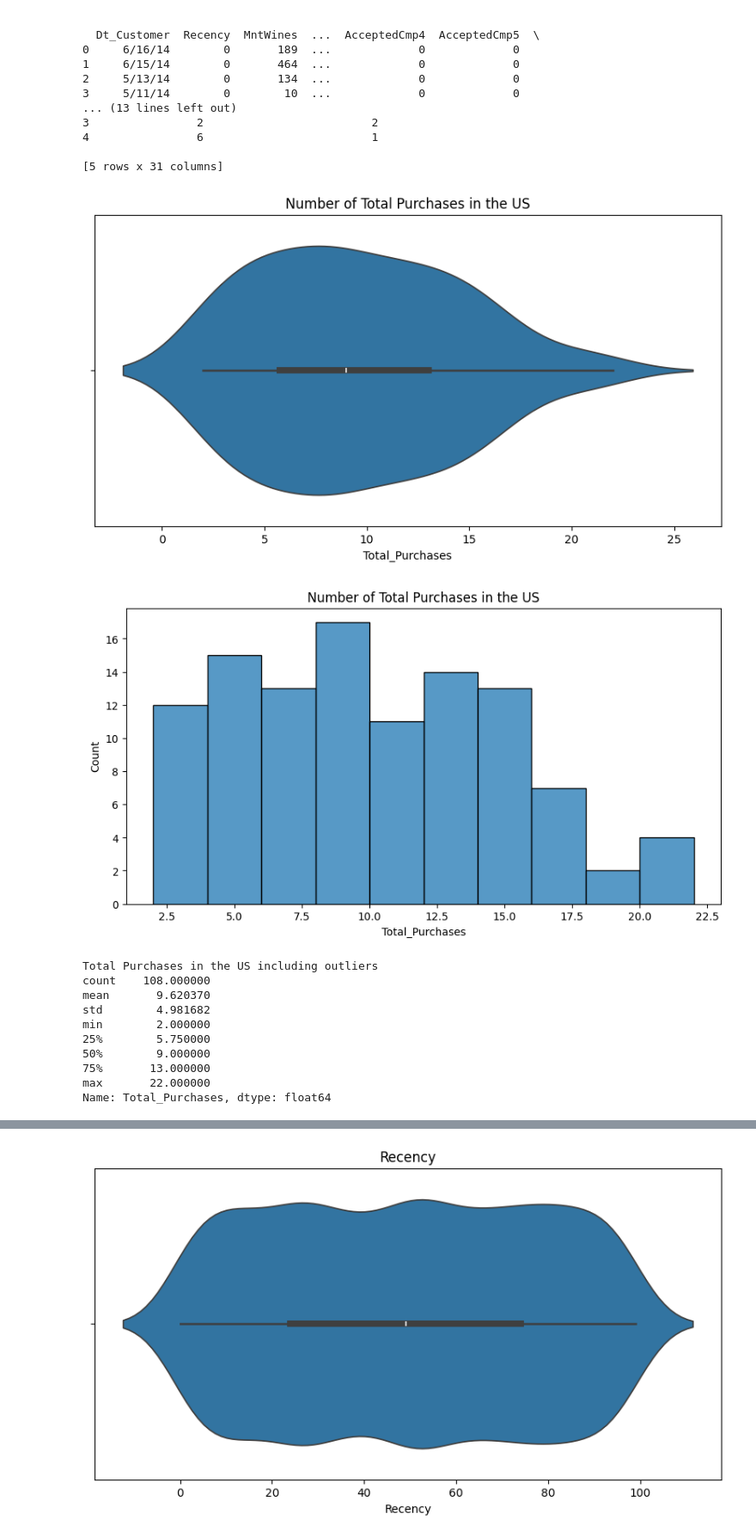
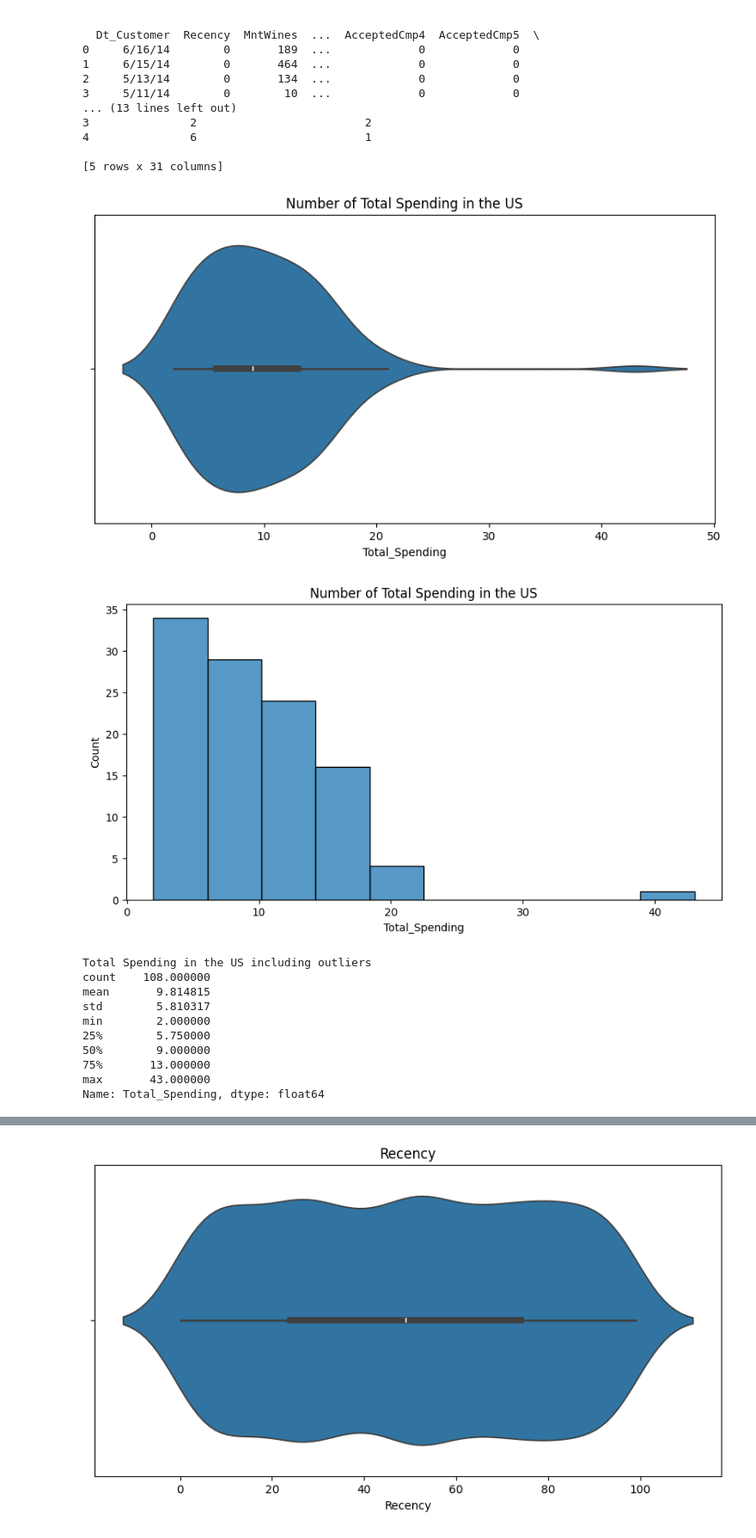
Before and after one commit to OsorioEL/Marketing_Campaign, a Jupyter notebook: Marketing_Campaing.ipynb, the cells around one changed output, grey strips where cells are left out. Shown at 86% size. Cells and saved outputs as stored; diff of their text form; code cells hidden in the pictures.

Commit message:
working with outliers and fixing some issues

```diff
--- a/Marketing_Campaing.ipynb
+++ b/Marketing_Campaing.ipynb
@@ -599,18 +623,18 @@ The correlation between the total number of purchases and income is 0.5905927677
 # %%
 # We will now drop Total_Purchase outliers by capping the values at the 99th percentile using the dataset without income outliers
 mdata_no_income_outliers_no_purchase_outliers = mdata_no_income_outliers.copy()
-mdata_no_income_outliers_no_purchase_outliers['Total_Purchases'] = mdata_no_income_outliers_no_purchase_outliers['Total_Purchases'].clip(upper=mdata_no_income_outliers_no_purchase_outliers['Total_Purchases'].quantile(0.99))
-print(mdata_no_income_outliers_no_purchase_outliers['Total_Purchases'].describe())
+##########    mdata_no_income_outliers_no_purchase_outliers['Total_Spending'] = mdata_no_income_outliers_no_purchase_outliers['Total_Spending'].clip(upper=mdata_no_income_outliers_no_purchase_outliers['Total_Spending'].quantile(0.99))
+print(mdata_no_income_outliers_no_purchase_outliers['Total_Spending'].describe())
 print()
 # print median of the total purchases
-print(mdata_no_income_outliers_no_purchase_outliers['Total_Purchases'].median())
-plot = mdata_no_income_outliers_no_purchase_outliers['Total_Purchases'].plot(kind='hist',bins=20)
-plt.xlabel('Total Purchases')
+print(mdata_no_income_outliers_no_purchase_outliers['Total_Spending'].median())
+plot = mdata_no_income_outliers_no_purchase_outliers['Total_Spending'].plot(kind='hist',bins=20)
+plt.xlabel('Total Spending')
 plt.ylabel('Frequency')
-plt.title('Total Purchases Distribution')
+plt.title('Total Spending Distribution')
 plt.show()
 # We will not see if there is any correlation between the total number of purchases made by each customer and their income
-correlation = mdata_no_income_outliers_no_purchase_outliers['Total_Purchases'].corr(mdata_no_income_outliers_no_purchase_outliers[' Income '])
+correlation = mdata_no_income_outliers_no_purchase_outliers['Total_Spending'].corr(mdata_no_income_outliers_no_purchase_outliers[' Income '])
 print(f'The correlation between the total number of purchases and income is {correlation}')
 print()
 # Heatmap of the correlation between the numerical columns
@@ -622,6 +646,6 @@ correlation_matrix = numerical_data.corr()
 sns.heatmap(correlation_matrix, annot=True)
 plt.show()
 # skeweness of the total purchases
-print('skewness of total_purchases: ',mdata_no_income_outliers_no_purchase_outliers['Total_Purchases'].skew())
+print('skewness of total_spending: ',mdata_no_income_outliers_no_purchase_outliers['Total_Spending'].skew())
 # %% [output]
 count    2232.000000
@@ -885,43 +909,43 @@ print(mdata_no_income_outliers_no_purchase_or_web_cat_store_outliers.head())
 
 [5 rows x 31 columns]
 # %%
-# Outliers for purchases in the group of US violin plot
+# Outliers for Spending in the group of US violin plot
 plt.figure(figsize=(10,5))
-sns.violinplot(x=mdata_no_income_outliers_no_purchase_or_web_cat_store_outliers[mdata_no_income_outliers_no_purchase_or_web_cat_store_outliers['Country']=='US']['Total_Purchases'])
-plt.title('Number of Total Purchases in the US')
+sns.violinplot(x=mdata_no_income_outliers_no_purchase_or_web_cat_store_outliers[mdata_no_income_outliers_no_purchase_or_web_cat_store_outliers['Country']=='US']['Total_Spending'])
+plt.title('Number of Total Spending in the US')
 plt.show()
-# Outliers for purchases in the group of US histogram
+# Outliers for spending in the group of US histogram
 plt.figure(figsize=(10,5))
-sns.histplot(mdata_no_income_outliers_no_purchase_or_web_cat_store_outliers[mdata_no_income_outliers_no_purchase_or_web_cat_store_outliers['Country']=='US']['Total_Purchases'],bins=10)
-plt.title('Number of Total Purchases in the US')
+sns.histplot(mdata_no_income_outliers_no_purchase_or_web_cat_store_outliers[mdata_no_income_outliers_no_purchase_or_web_cat_store_outliers['Country']=='US']['Total_Spending'],bins=10)
+plt.title('Number of Total Spending in the US')
 plt.show()
 print()
-#describe the number of total purchases in the US including outliers
-print('Total Purchases in the US including outliers')
-print(mdata_no_income_outliers_no_purchase_or_web_cat_store_outliers[mdata_no_income_outliers_no_purchase_or_web_cat_store_outliers['Country']=='US']['Total_Purchases'].describe())
-# Total Purchases in the US 99th percentile
-# remove outliers for number of total purchases in the US
+#describe the number of total spending in the US including outliers
+print('Total Spending in the US including outliers')
+print(mdata_no_income_outliers_no_purchase_or_web_cat_store_outliers[mdata_no_income_outliers_no_purchase_or_web_cat_store_outliers['Country']=='US']['Total_Spending'].describe())
+# Total Spending in the US 99th percentile
+# remove outliers for number of total spending in the US
 mdata_no_income_outliers_no_purchase_or_web_cat_store_us_outliers = mdata_no_income_outliers_no_purchase_or_web_cat_store_outliers.copy()
-mdata_no_income_outliers_no_purchase_or_web_cat_store_us_outliers['Total_Purchases'] = mdata_no_income_outliers_no_purchase_or_web_cat_store_us_outliers['Total_Purchases'].clip(upper=mdata_no_income_outliers_no_purchase_or_web_cat_store_us_outliers['Total_Purchases'].quantile(0.99))
-# create a plot to see the distriution of the number of total purchases in the US without removing total purchase outliers
+mdata_no_income_outliers_no_purchase_or_web_cat_store_us_outliers['Total_Spending'] = mdata_no_income_outliers_no_purchase_or_web_cat_store_us_outliers['Total_Spending'].clip(upper=mdata_no_income_outliers_no_purchase_or_web_cat_store_us_outliers['Total_Spending'].quantile(0.99))
+# create a plot to see the distribution of the number of total spending in the US without removing total purchase outliers
 plt.figure(figsize=(10,5))
-sns.histplot(mdata_no_income_outliers_no_purchase_or_web_cat_store_us_outliers[mdata_no_income_outliers_no_purchase_or_web_cat_store_us_outliers['Country']=='US']['Total_Purchases'],bins=10)
-plt.title('Number of Total Purchases in the US...99th percentile')
+sns.histplot(mdata_no_income_outliers_no_purchase_or_web_cat_store_us_outliers[mdata_no_income_outliers_no_purchase_or_web_cat_store_us_outliers['Country']=='US']['Total_Spending'],bins=10)
+plt.title('Number of Total Spending in the US...99th percentile')
 plt.show()
-# describe the number of total purchases in the US after removing outliers
-print('Total purchases in the US after removing outliers')
-print(mdata_no_income_outliers_no_purchase_or_web_cat_store_us_outliers[mdata_no_income_outliers_no_purchase_or_web_cat_store_us_outliers['Country']=='US']['Total_Purchases'].describe())
+# describe the number of total spending in the US after removing outliers
+print('Total spending in the US after removing outliers')
+print(mdata_no_income_outliers_no_purchase_or_web_cat_store_us_outliers[mdata_no_income_outliers_no_purchase_or_web_cat_store_us_outliers['Country']=='US']['Total_Spending'].describe())
 # %% [output]
-[figure, old version]
+[figure, new version]
-[figure, old version]
+[figure, new version]
-Total Purchases in the US including outliers
+Total Spending in the US including outliers
 count    108.000000
-mean       9.620370
-std        4.981682
+mean       9.814815
+std        5.810317
 min        2.000000
 25%        5.750000
 50%        9.000000
 75%       13.000000
-max       22.000000
-Name: Total_Purchases, dtype: float64
+max       43.000000
+Name: Total_Spending, dtype: float64
 [figure]
```
Also changed, not shown: parts of 9 cells of this notebook.
